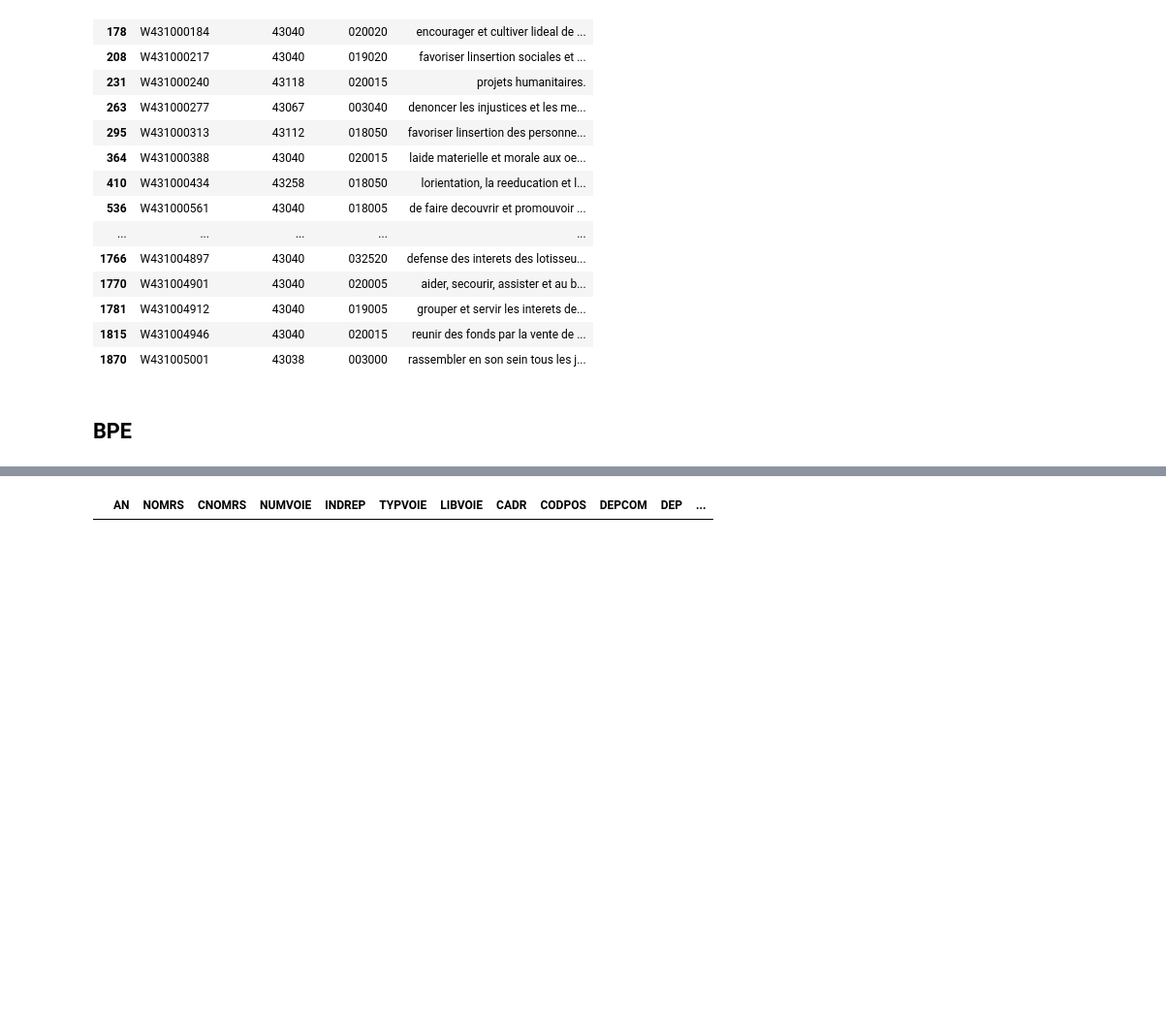
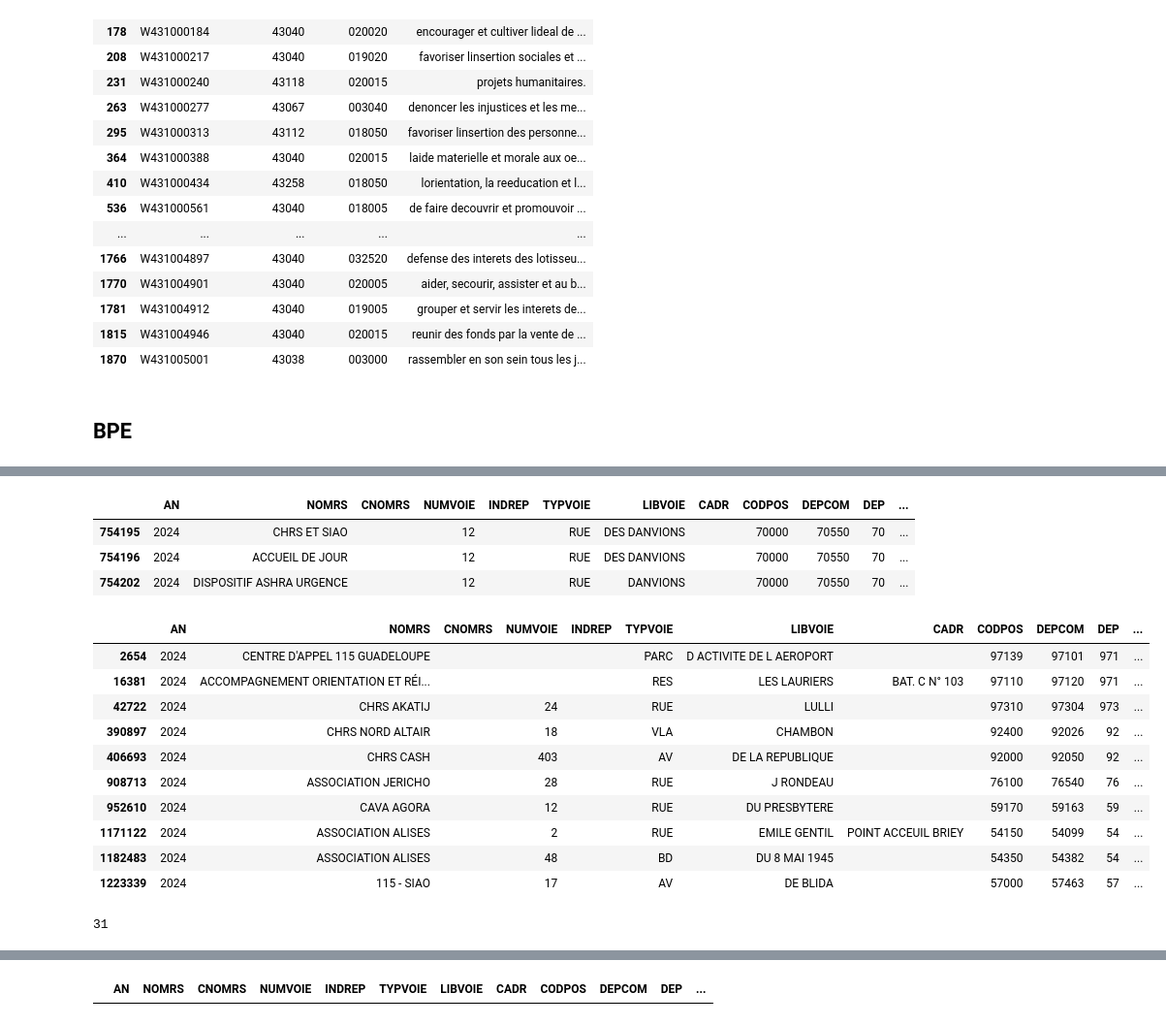
Before and after one commit to jbesan/13_odis_stream2, a Jupyter notebook: notebooks/odis_check_data.ipynb, the cells around one changed output, grey strips where cells are left out. Shown at 97% size. Saved outputs shown, nothing was run; the diff lists cells and outputs as text; code cells hidden in the pictures; blank space fills up the shorter version.

```diff
--- a/notebooks/odis_check_data.ipynb
+++ b/notebooks/odis_check_data.ipynb
@@ -433,6 +462,30 @@ bpe.head()
 | 2 | 2024 | DIR REG FINANCES PUBLIQUES GUADEL... | CFD DE ANTILLES-GUYANE |  |  |  | BOISRIPEAUX | RESIDENCE LES MOUFFIAS | 97139 | 97101 | 971 | ... |
 | 3 | 2024 | APE ABYMES DOTHEMARE |  | 16 |  | ZAC | DE DOTHEMARE | ROND POINT DOTHEMARE | 97139 | 97101 | 971 | ... |
 | 4 | 2024 | APE ABYMES CARUEL |  |  |  | AV | PATRICK SAINT ELOI | MORNE CARUEL | 97139 | 97101 | 971 | ... |
+# %%
+bpe[bpe.SIRET == '38328116900011']
+# %% [output]
+|  | AN | NOMRS | CNOMRS | NUMVOIE | INDREP | TYPVOIE | LIBVOIE | CADR | CODPOS | DEPCOM | DEP | ... |
+| 754195 | 2024 | CHRS ET SIAO |  | 12 |  | RUE | DES DANVIONS |  | 70000 | 70550 | 70 | ... |
+| 754196 | 2024 | ACCUEIL DE JOUR |  | 12 |  | RUE | DES DANVIONS |  | 70000 | 70550 | 70 | ... |
+| 754202 | 2024 | DISPOSITIF ASHRA URGENCE |  | 12 |  | RUE | DANVIONS |  | 70000 | 70550 | 70 | ... |
 # %%
 # chrs = bpe[bpe['TYPEQU']=="D703"]
-heber_tous = bpe[bpe['TYPEQU'].str.startswith("D7")]
+bpe[(bpe['TYPEQU'].str.startswith("D703")) & (bpe.CAPACITE.isna()) & (bpe.SIRET.isin(siret_list_unreco))].head(10)
+# %% [output]
+|  | AN | NOMRS | CNOMRS | NUMVOIE | INDREP | TYPVOIE | LIBVOIE | CADR | CODPOS | DEPCOM | DEP | ... |
+| 2654 | 2024 | CENTRE D'APPEL 115 GUADELOUPE |  |  |  | PARC | D ACTIVITE DE L AEROPORT |  | 97139 | 97101 | 971 | ... |
+| 16381 | 2024 | ACCOMPAGNEMENT ORIENTATION ET RÉI... |  |  |  | RES | LES LAURIERS | BAT. C N° 103 | 97110 | 97120 | 971 | ... |
+| 42722 | 2024 | CHRS AKATIJ |  | 24 |  | RUE | LULLI |  | 97310 | 97304 | 973 | ... |
+| 390897 | 2024 | CHRS NORD ALTAIR |  | 18 |  | VLA | CHAMBON |  | 92400 | 92026 | 92 | ... |
+| 406693 | 2024 | CHRS CASH |  | 403 |  | AV | DE LA REPUBLIQUE |  | 92000 | 92050 | 92 | ... |
+| 908713 | 2024 | ASSOCIATION JERICHO |  | 28 |  | RUE | J RONDEAU |  | 76100 | 76540 | 76 | ... |
+| 952610 | 2024 | CAVA AGORA |  | 12 |  | RUE | DU PRESBYTERE |  | 59170 | 59163 | 59 | ... |
+| 1171122 | 2024 | ASSOCIATION ALISES |  | 2 |  | RUE | EMILE GENTIL | POINT ACCEUIL BRIEY | 54150 | 54099 | 54 | ... |
+| 1182483 | 2024 | ASSOCIATION ALISES |  | 48 |  | BD | DU 8 MAI 1945 |  | 54350 | 54382 | 54 | ... |
+| 1223339 | 2024 | 115 - SIAO |  | 17 |  | AV | DE BLIDA |  | 57000 | 57463 | 57 | ... |
+# %%
+siret_list_unreco = [x for x in siret_list if x not in siret_list_reco]
+len(siret_list_unreco)
+# %% [output]
+31
```
Also changed, not shown: parts of 11 cells of this notebook, 38 other files.
